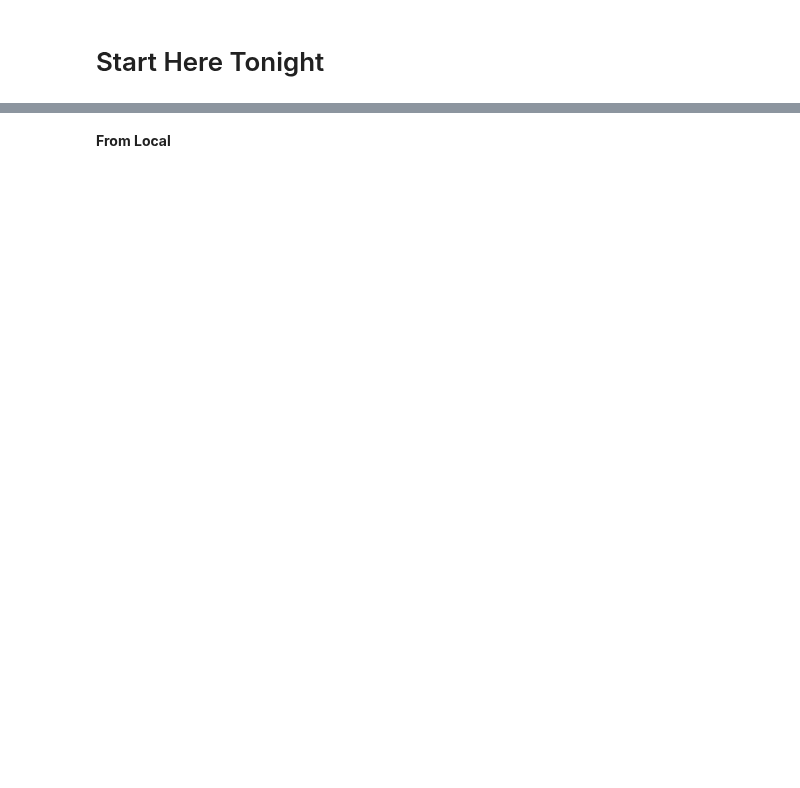
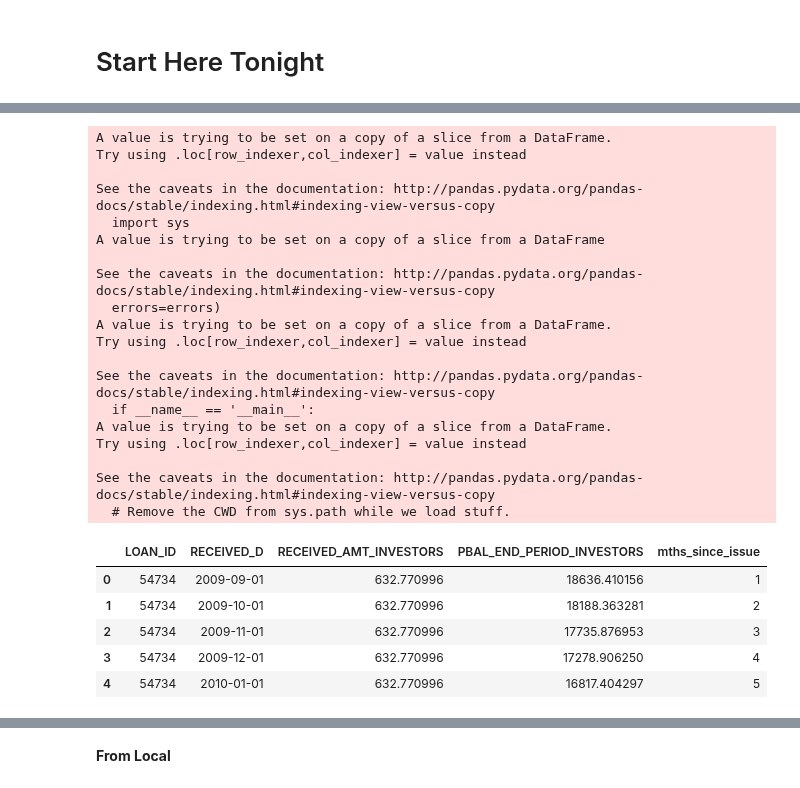
Before and after one commit to Booleans/consumer-loan-investment-strategy-simulator, a Jupyter notebook: FromScratch.ipynb, the cells around one changed output, grey strips where cells are left out. Saved outputs shown, nothing was run; the diff lists cells and outputs as text; code cells hidden in the pictures; blank space fills up the shorter version.

```diff
--- a/FromScratch.ipynb
+++ b/FromScratch.ipynb
@@ -185,0 +155,29 @@ AttributeError: 'DataFrame' object has no attribute 'dropindex'
+# %%
+payments_data_clean = get_cleaned_payment_history_data(df_payments_raw)
+payments_data_clean.head()
+# %% [output]
+A value is trying to be set on a copy of a slice from a DataFrame.
+Try using .loc[row_indexer,col_indexer] = value instead
+
+See the caveats in the documentation: http://pandas.pydata.org/pandas-docs/stable/indexing.html#indexing-view-versus-copy
+  import sys
+A value is trying to be set on a copy of a slice from a DataFrame
+
+See the caveats in the documentation: http://pandas.pydata.org/pandas-docs/stable/indexing.html#indexing-view-versus-copy
+  errors=errors)
+A value is trying to be set on a copy of a slice from a DataFrame.
+Try using .loc[row_indexer,col_indexer] = value instead
+
+See the caveats in the documentation: http://pandas.pydata.org/pandas-docs/stable/indexing.html#indexing-view-versus-copy
+  if __name__ == '__main__':
+A value is trying to be set on a copy of a slice from a DataFrame.
+Try using .loc[row_indexer,col_indexer] = value instead
+
+See the caveats in the documentation: http://pandas.pydata.org/pandas-docs/stable/indexing.html#indexing-view-versus-copy
+  # Remove the CWD from sys.path while we load stuff.
+|  | LOAN_ID | RECEIVED_D | RECEIVED_AMT_INVESTORS | PBAL_END_PERIOD_INVESTORS | mths_since_issue |
+| 0 | 54734 | 2009-09-01 | 632.770996 | 18636.410156 | 1 |
+| 1 | 54734 | 2009-10-01 | 632.770996 | 18188.363281 | 2 |
+| 2 | 54734 | 2009-11-01 | 632.770996 | 17735.876953 | 3 |
+| 3 | 54734 | 2009-12-01 | 632.770996 | 17278.906250 | 4 |
+| 4 | 54734 | 2010-01-01 | 632.770996 | 16817.404297 | 5 |
```
Also changed, not shown: parts of 28 cells of this notebook.
